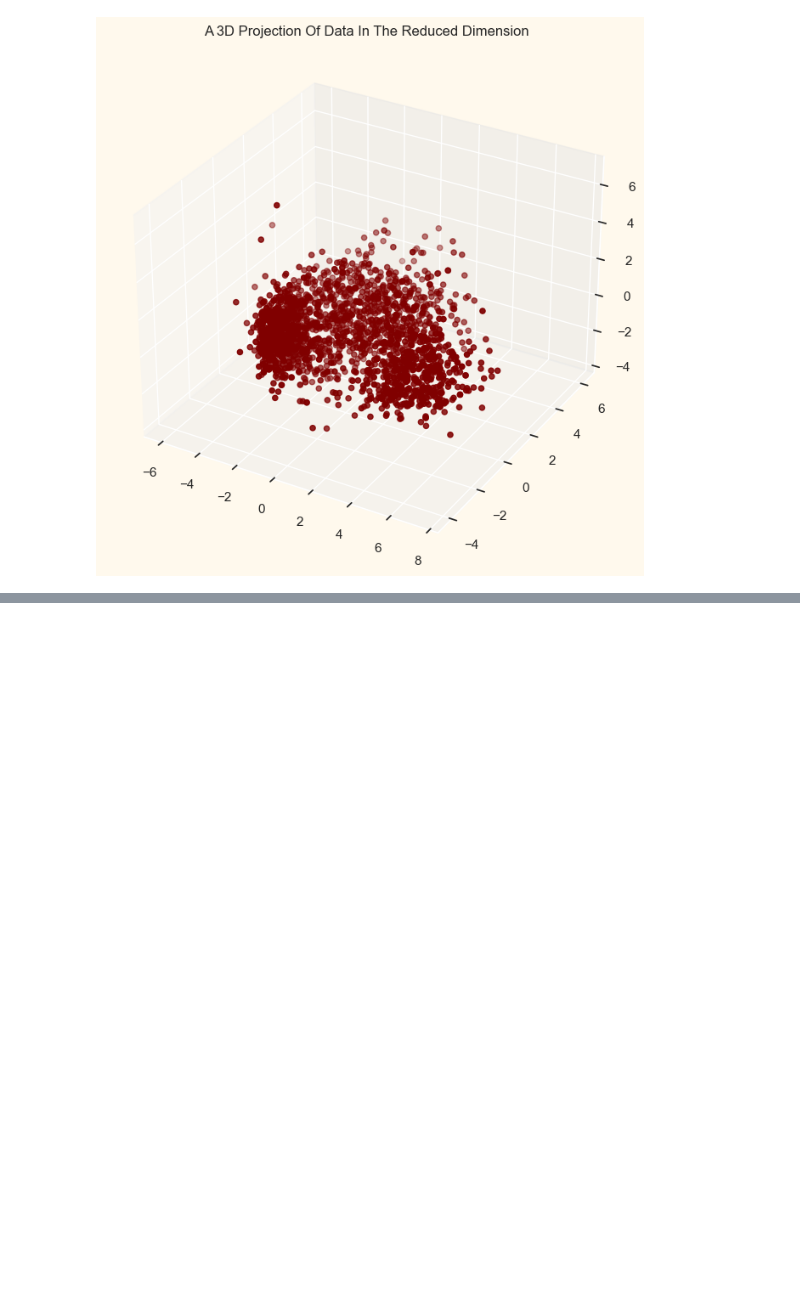
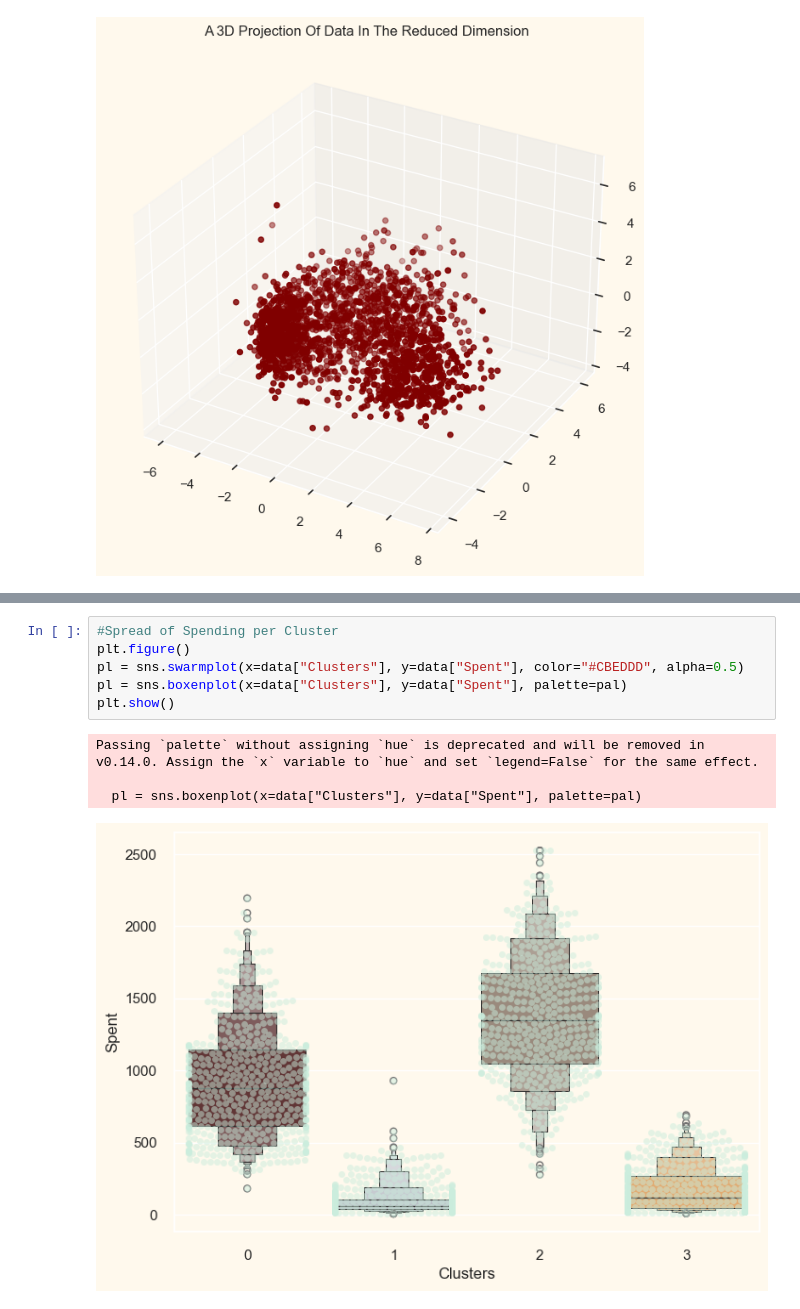
Before and after one commit to leajadaa/ML-data-analytics-project, a Jupyter notebook: notebooks/marketing_analysis.ipynb, the cells around one changed output, grey strips where cells are left out. Drawn from its saved outputs; the diff is of its cells as text; blank space fills up the shorter version.

```diff
--- a/notebooks/marketing_analysis.ipynb
+++ b/notebooks/marketing_analysis.ipynb
@@ -328,0 +337,11 @@ Passing `palette` without assigning `hue` is deprecated and will be removed in v
+# %%
+#Spread of Spending per Cluster
+plt.figure()
+pl = sns.swarmplot(x=data["Clusters"], y=data["Spent"], color="#CBEDDD", alpha=0.5)
+pl = sns.boxenplot(x=data["Clusters"], y=data["Spent"], palette=pal)
+plt.show()
+# %% [output]
+Passing `palette` without assigning `hue` is deprecated and will be removed in v0.14.0. Assign the `x` variable to `hue` and set `legend=False` for the same effect.
+
+  pl = sns.boxenplot(x=data["Clusters"], y=data["Spent"], palette=pal)
+[figure, added]
```
Also changed, not shown: parts of 6 cells of this notebook.
